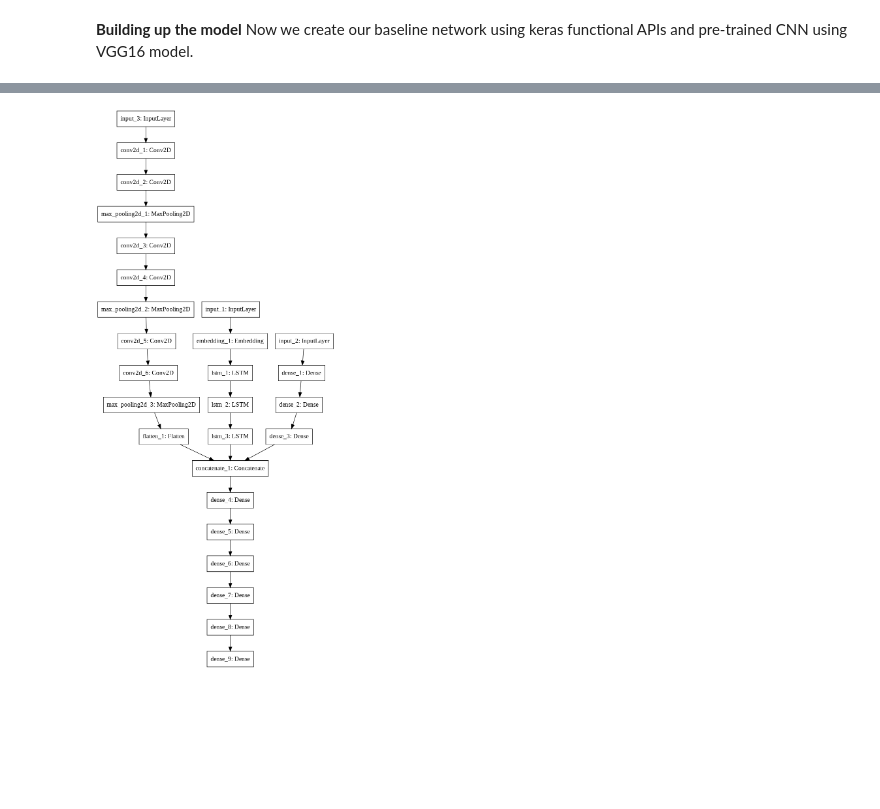
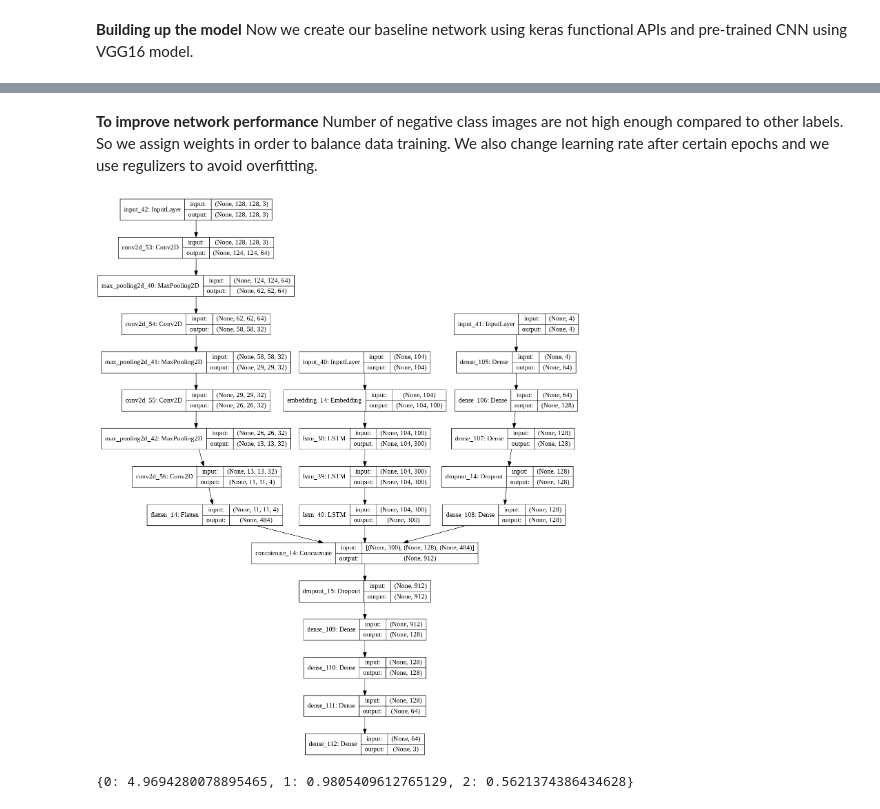
Before and after one commit to Arianshh/memotion-analysis, a Jupyter notebook: memotion_analysis.ipynb, the cells around one changed output, grey strips where cells are left out. Cells and saved outputs as stored; diff of their text form; code cells hidden in the pictures; blank space fills up the shorter version.

```diff
--- a/memotion_analysis.ipynb
+++ b/memotion_analysis.ipynb
@@ -202,7 +212,8 @@ train_dataframe = pd.read_csv('/content/gdrive/My Drive/memotion_analysis/datase
 train_dataframe = train_dataframe.loc[:, ~train_dataframe.columns.str.contains('^Unnamed')]
 train_dataframe = train_dataframe.dropna(subset=['text'])
 # %%
-train_test_factor = 0.7
+# Split train and validation dataframes
+train_test_factor = 0.85
 mask = np.random.rand(len(train_dataframe)) < train_test_factor
 validation_dataframe = train_dataframe[~mask]
 train_dataframe = train_dataframe[mask]
@@ -224,0 +220,4 @@ train_dataframe
+# %%
+# Shuffle train dataframe
+train_dataframe = train_dataframe.sample(frac=1).reset_index(drop=True)
+train_dataframe['Overall_Sentiment'].value_counts()
@@ -224,0 +229,4 @@ train_dataframe
+# %%
+# Shuffle validation dataframe
+validation_dataframe = validation_dataframe.sample(frac=1).reset_index(drop=True)
+validation_dataframe['Overall_Sentiment'].value_counts()
@@ -243,6 +256,7 @@ We recommend you upgrade now or ensure your notebook will continue to use Tensor
 train_list = train_dataframe.to_dict('records')
 validation_list = validation_dataframe.to_dict('records')
 # %%
+# Create train and validation dataset
 xs_images = {'train': [], 'validation': []}
 xs_categoricals = {'train': [], 'validation': []}
 xs_texts = {'train': [], 'validation': []}
@@ -250,7 +264,7 @@ ys = {'train': [], 'validation': []}
 
 for image_data in train_list:
   try:
-    image = keras_image.load_img(image_data['filepath'], target_size=(224, 224))
+    image = keras_image.load_img(image_data['filepath'], target_size=(128, 128))
   except Exception as e:
     print(e)
     continue
@@ -267,7 +281,7 @@ for image_data in train_list:
 
 for image_data in validation_list:
   try:
-    image = keras_image.load_img(image_data['filepath'], target_size=(224, 224))
+    image = keras_image.load_img(image_data['filepath'], target_size=(128, 128))
   except Exception as e:
     print(e)
     continue
@@ -466,0 +510,2 @@ ________________________________________________________________________________
+# %% [markdown]
+**To improve network performance** Number of negative class images are not high enough compared to other labels. So we assign weights in order to balance data training. We also change learning rate after certain epochs and we use regulizers to avoid overfitting.
@@ -467,5 +554,7 @@ ________________________________________________________________________________
 # %%
 from keras.utils import plot_model
-plot_model(model, to_file='model.png')
+
+
+plot_model(model, to_file='model.png', show_shapes=True)
 # %% [output]
-[figure, old version]
+[figure, new version]
@@ -475,3 +571,14 @@ validation_data = ([np.asarray(xs_texts['validation']), np.asarray(xs_categorica
+# %%
+# Compute class weights in order to handle unbalanced data
+from sklearn.utils.class_weight import compute_class_weight
+
+
+y_integers = np.argmax(ys['train'], axis=1)
+class_weights = compute_class_weight('balanced', np.unique(y_integers), y_integers)
+d_class_weights = dict(enumerate(class_weights))
+d_class_weights
+# %% [output]
+{0: 4.9694280078895465, 1: 0.9805409612765129, 2: 0.5621374386434628}
 # %%
 from keras import optimizers
 
```
Also changed, not shown: parts of 38 cells of this notebook.
